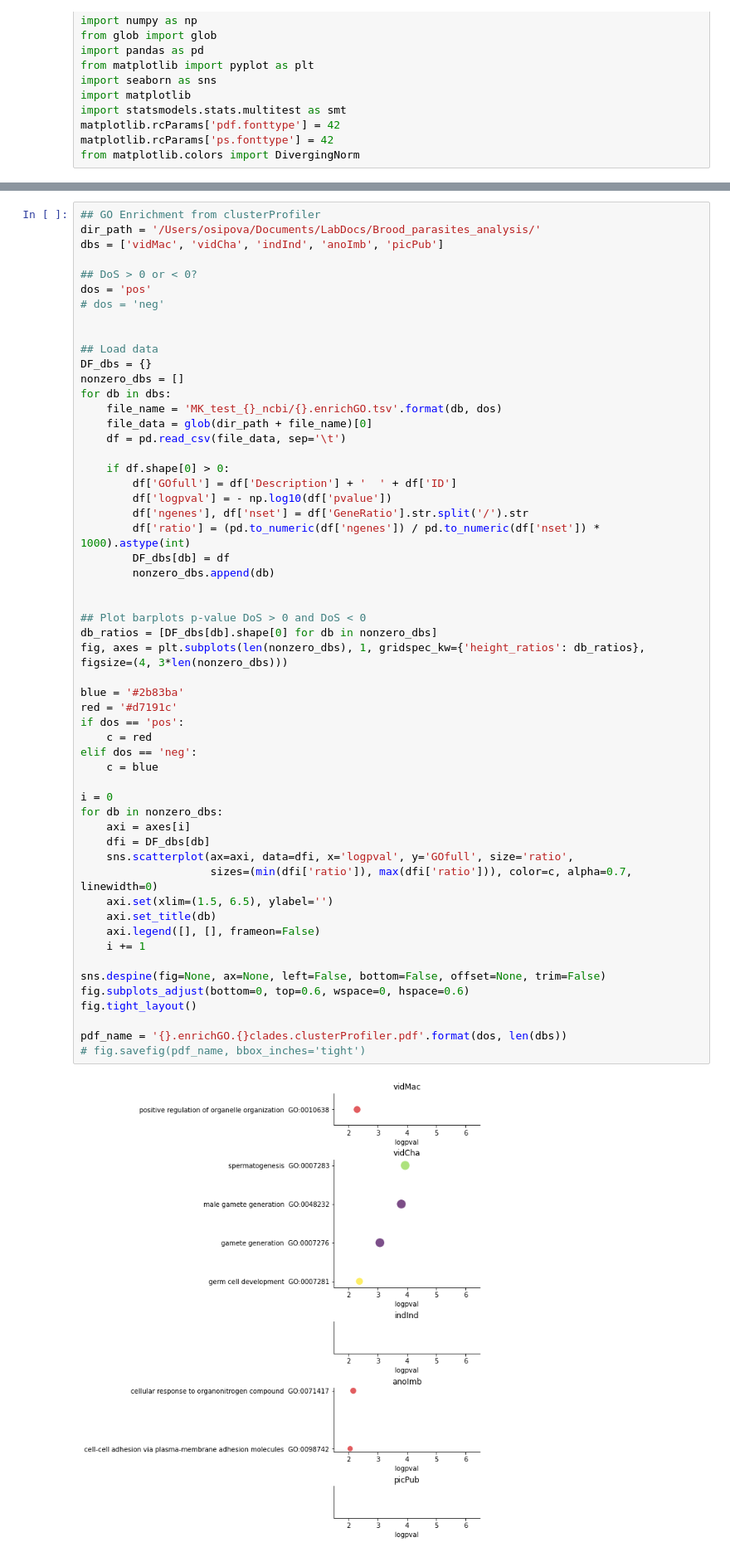
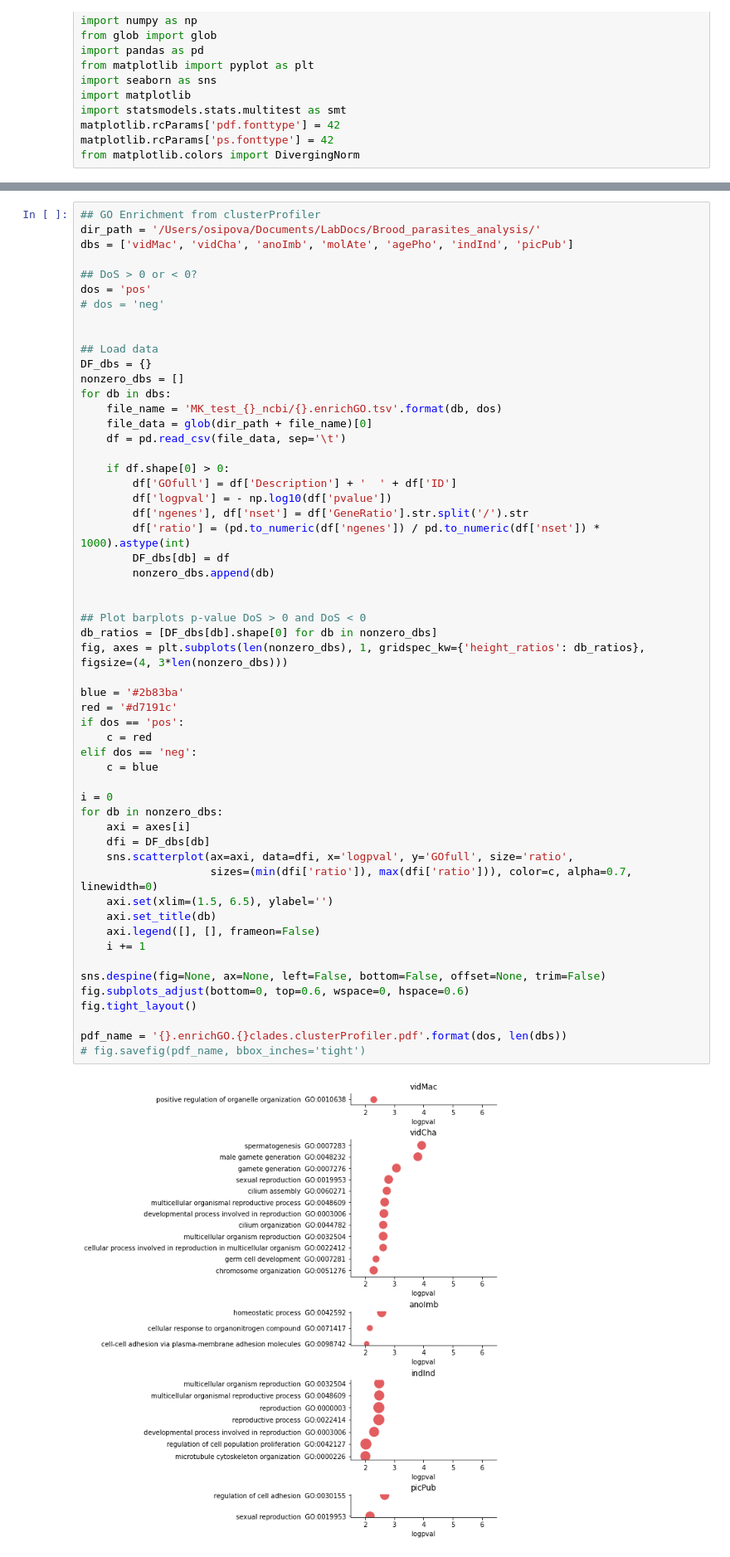
Before and after one commit to osipovarev/Brood_parasites_analysis, a Jupyter notebook: gsea_and_enrichGO_analysis.ipynb, the cells around one changed output, grey strips where cells are left out. Shown at 83% size. Drawn from its saved outputs; the diff is of its cells as text.

```diff
--- a/gsea_and_enrichGO_analysis.ipynb
+++ b/gsea_and_enrichGO_analysis.ipynb
@@ -61,7 +61,7 @@ pdf_name = 'gsea_top_terms.{}clades.clusterProfiler.pdf'.format(len(dbs))
 # %%
 ## GO Enrichment from clusterProfiler
 dir_path = '/Users/osipova/Documents/LabDocs/Brood_parasites_analysis/'
-dbs = ['vidMac', 'vidCha', 'indInd', 'anoImb', 'picPub']
+dbs = ['vidMac', 'vidCha', 'anoImb', 'molAte', 'agePho', 'indInd', 'picPub']
 
 ## DoS > 0 or < 0?
 dos = 'pos'
@@ -87,31 +87,31 @@ for db in dbs:
 
 ## Plot barplots p-value DoS > 0 and DoS < 0
 db_ratios = [DF_dbs[db].shape[0] for db in nonzero_dbs]
 fig, axes = plt.subplots(len(nonzero_dbs), 1, gridspec_kw={'height_ratios': db_ratios}, figsize=(4, 3*len(nonzero_dbs)))
 
 blue = '#2b83ba'
 red = '#d7191c'
 if dos == 'pos':
     c = red
 elif dos == 'neg':
     c = blue
 
 i = 0
 for db in nonzero_dbs:
     axi = axes[i]
     dfi = DF_dbs[db]
     sns.scatterplot(ax=axi, data=dfi, x='logpval', y='GOfull', size='ratio',
                     sizes=(min(dfi['ratio']), max(dfi['ratio'])), color=c, alpha=0.7, linewidth=0)
     axi.set(xlim=(1.5, 6.5), ylabel='')
     axi.set_title(db)
     axi.legend([], [], frameon=False)
     i += 1
 
 sns.despine(fig=None, ax=None, left=False, bottom=False, offset=None, trim=False)
 fig.subplots_adjust(bottom=0, top=0.6, wspace=0, hspace=0.6)
 fig.tight_layout()
 
 pdf_name = '{}.enrichGO.{}clades.clusterProfiler.pdf'.format(dos, len(dbs))
 # fig.savefig(pdf_name, bbox_inches='tight')
 # %% [output]
-[figure, old version]
+[figure, new version]
```
Also changed, not shown: parts of 1 cell of this notebook, 2 other files.
